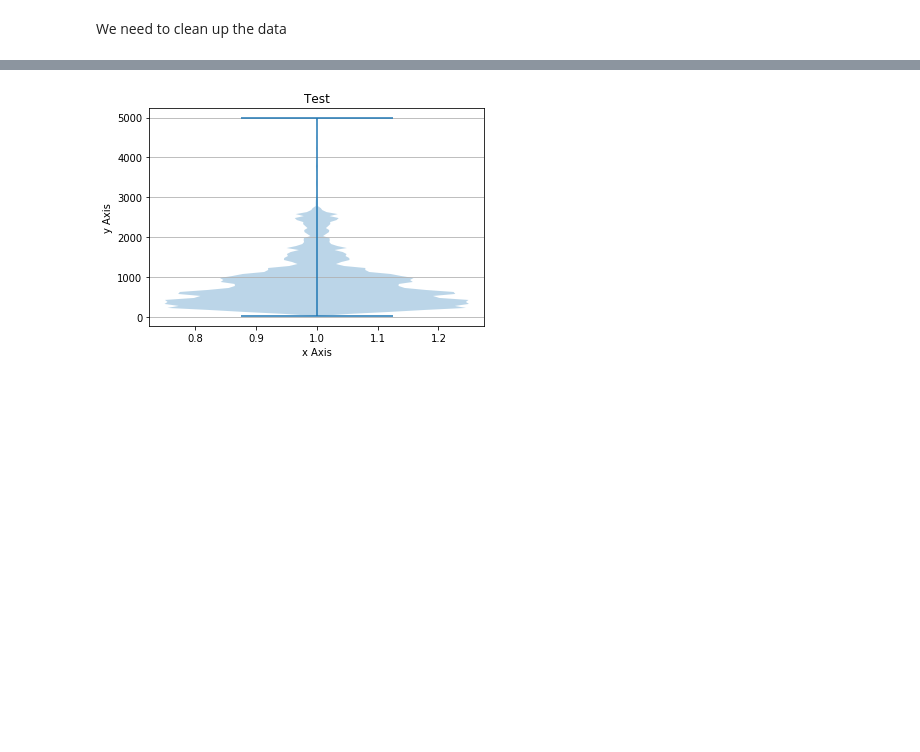
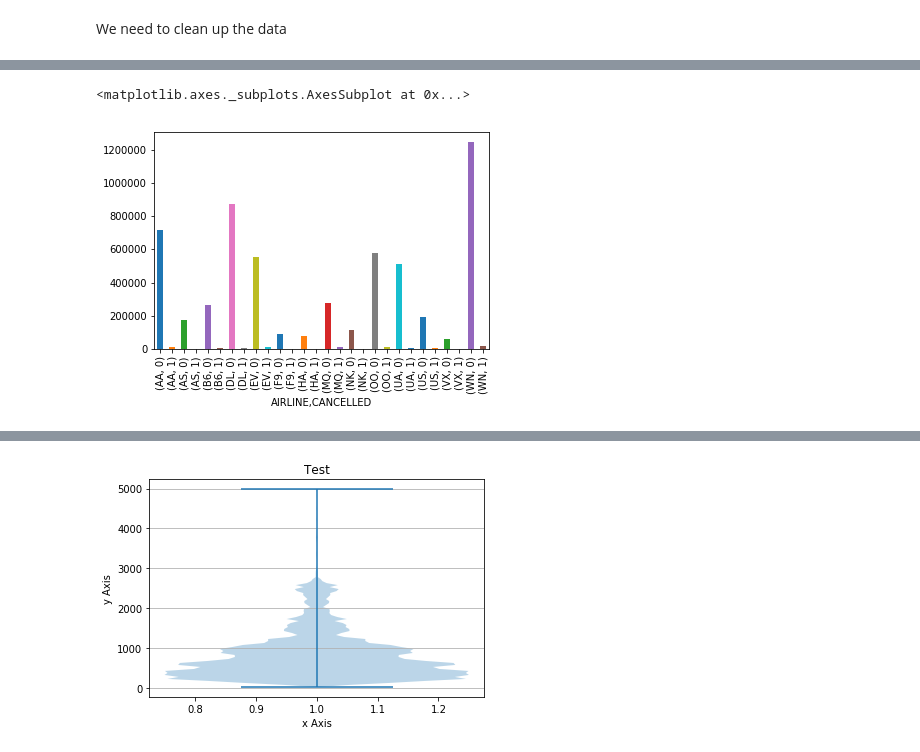
Before and after one commit to talk-ryan/FlightsData, a Jupyter notebook: FlightDataEDA.ipynb, the cells around one changed output, grey strips where cells are left out. Drawn from its saved outputs; the diff is of its cells as text; code cells hidden in the pictures; blank space fills up the shorter version.

```diff
--- a/FlightDataEDA.ipynb
+++ b/FlightDataEDA.ipynb
@@ -7,9 +7,9 @@ import matplotlib.pyplot as plt
 # %%
 # Load the data and see what we have
 filename = r"C:\DataMining\flight-delays\flights.csv"
-df = pd.read_csv(filename)
+df = pd.read_csv(filename, dtype=object)
+df.info()
 df.head()
-df.info()
 # %% [output]
 <class 'pandas.core.frame.DataFrame'>
 RangeIndex: 5819079 entries, 0 to 5819078
@@ -47,7 +67,16 @@ DATE_VARIABLES = ["YEAR", "MONTH", "DAY", "DAY_OF_WEEK"]
 DELAY_VARIABLES = ["ARRIVAL_DELAY", "AIR_SYSTEM_DELAY", "SECURITY_DELAY", "AIRLINE_DELAY", "LATE_AIRCRAFT_DELAY",
                    "WEATHER_DELAY"]
 # Fix the data types
-df[CONTINUOUS_VARIABLES] = df[CONTINUOUS_VARIABLES].astype(np.float64)
-df[CATEGORICAL_VARIABLES] = df[CATEGORICAL_VARIABLES].astype(np.str)
-df[IDENTIFICATION_VARIABLES] = df[IDENTIFICATION_VARIABLES].astype(np.str)
-df[DATE_VARIABLES] = df[DATE_VARIABLES].astype(np.int64)
+# df[CONTINUOUS_VARIABLES] = df[CONTINUOUS_VARIABLES].astype(np.float64)
+# df[CATEGORICAL_VARIABLES] = df[CATEGORICAL_VARIABLES].astype(np.str)
+# df[IDENTIFICATION_VARIABLES] = df[IDENTIFICATION_VARIABLES].astype(np.str)
+# df[DATE_VARIABLES] = df[DATE_VARIABLES].astype(np.int64)
+# df["ARRIVAL_TIME"] = df["ARRIVAL_TIME"].astype(np.str)
+# df_test = pd.to_datetime(df["ARRIVAL_TIME"], format="%H%M", errors="coerce").dt.time
+# df_test.head()
+# print(df["DEPARTURE_DELAY"].isnull().sum())
+df["MONTH"] = df["MONTH"].apply(lambda s: s.zfill(2))
+df["DAY"] = df["DAY"].apply(lambda s: s.zfill(2))
+df["SCH_DEP_DT"] = pd.to_datetime(df["YEAR"]+df["MONTH"]+df["DAY"]+df["SCHEDULED_DEPARTURE"], format="%Y%m%d%H%M")
+df_missingDelays = df[df["DEPARTURE_DELAY"].isnull()]
+# astype(np.int64)
@@ -81,0 +104,6 @@ df.groupby(by='1')
+# %%
+# df["CANCELLED"].value_counts().plot(kind="bar")
+df.groupby(by="AIRLINE").CANCELLED.value_counts().plot(kind="bar")
+# %% [output]
+<matplotlib.axes._subplots.AxesSubplot at 0x...>
+[figure, added]
```
Also changed, not shown: parts of 18 cells of this notebook.
